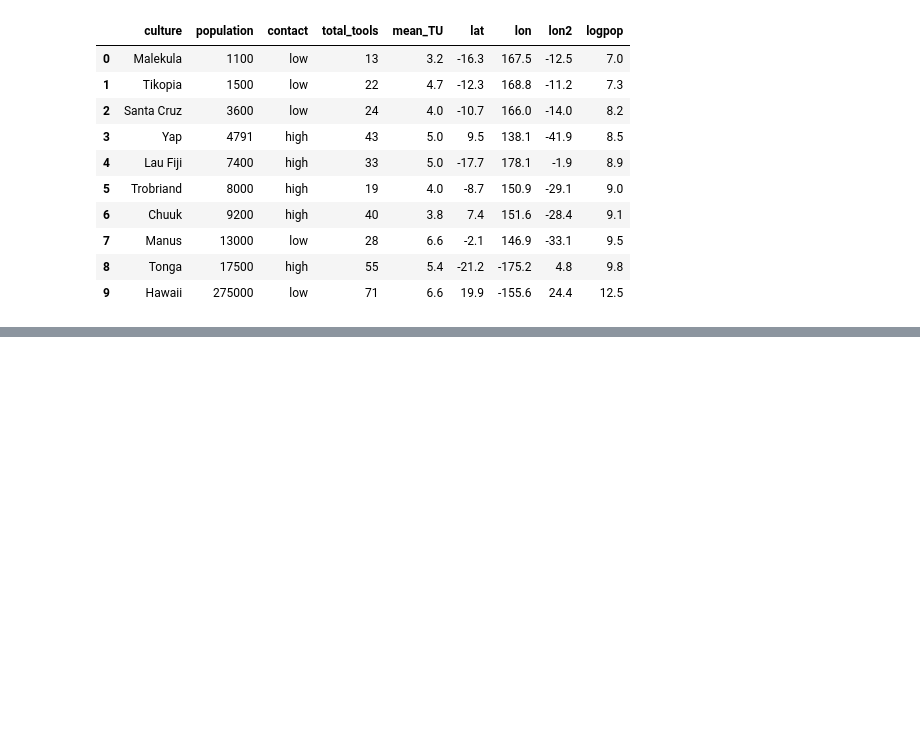
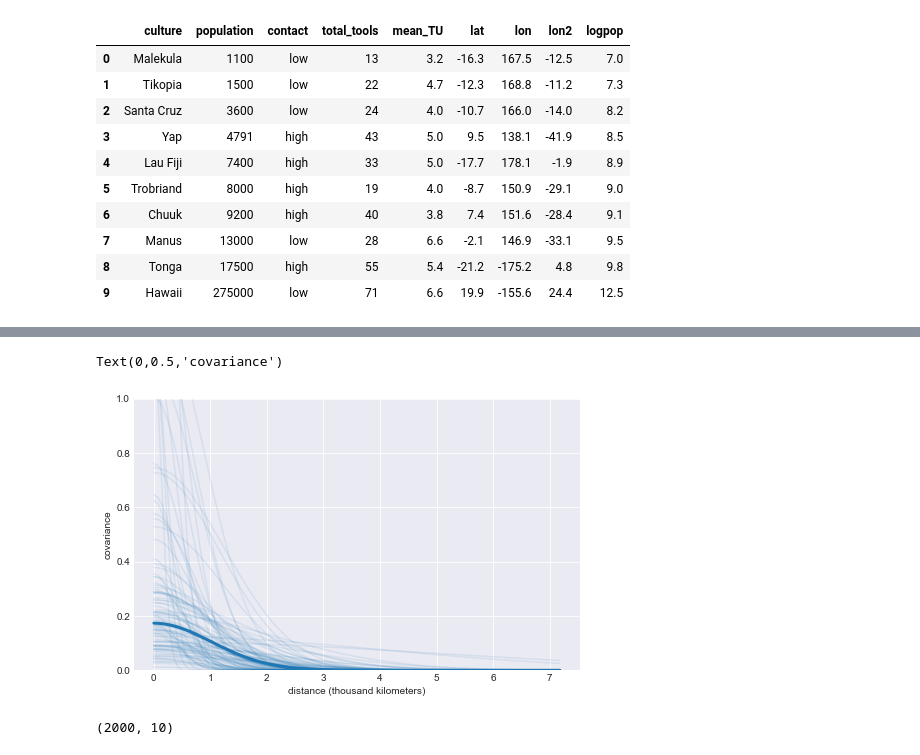
Before and after one commit to bartfrenk/courses, a Jupyter notebook: bayesian-analysis-with-python/notebooks/chapter-7.ipynb, the cells around one changed output, grey strips where cells are left out. Drawn from its saved outputs; the diff is of its cells as text; code cells hidden in the pictures; blank space fills up the shorter version.

```diff
--- a/bayesian-analysis-with-python/notebooks/chapter-7.ipynb
+++ b/bayesian-analysis-with-python/notebooks/chapter-7.ipynb
@@ -148,0 +149,7 @@ sns.scatterplot(x='population', y='total_tools', data=islands)
+# %%
+islands_dist_sqr = islands_dist.values**2
+culture_labels = islands.culture.values
+index = islands.index.values
+log_pop = islands.logpop
+total_tools = islands.total_tools
+x_data = [islands.lat.values[:, None], islands.lon.values[:, None]]
@@ -148,0 +170,13 @@ sns.scatterplot(x='population', y='total_tools', data=islands)
+# %%
+with pm.Model() as model_islands:
+    η = pm.HalfCauchy('η', 1)
+    ℓ = pm.HalfCauchy('ℓ', 1)
+    cov = η * pm.gp.cov.ExpQuad(1, ls=ℓ)
+    gp = pm.gp.Latent(cov_func=cov)
+    f = gp.prior('f', X=islands_dist_sqr) # This is probably related to (6.66) and (6.67) in Bisshop
+
+    α = pm.Normal('α', 0, 10)
+    β = pm.Normal('β', 0, 1)
+    μ = pm.math.exp(α + f[index] + β * log_pop)
+    tt_pred = pm.Poisson('tt_pred', μ, observed=total_tools)
+    trace_islands = pm.sample(1000, tune=1000)
@@ -148,0 +193,17 @@ sns.scatterplot(x='population', y='total_tools', data=islands)
+# %%
+trace_η = trace_islands['η']
+trace_ℓ = trace_islands['ℓ']
+_, ax = plt.subplots(1, 1, figsize=(8, 5))
+xrange = np.linspace(0, islands_dist.values.max(), 100)
+ax.plot(xrange, np.median(trace_η) * np.exp(-np.median(trace_l) * xrange**2), lw=3)
+ax.plot(xrange, (trace_η[::20][:, None] * np.exp(- trace_l[::20][:, None] * xrange**2)).T, 'C0', alpha=.1)
+ax.set_ylim(0, 1)
+ax.set_xlabel('distance (thousand kilometers)')
+ax.set_ylabel('covariance')
+# %% [output]
+Text(0,0.5,'covariance')
+[figure, added]
+# %%
+trace_islands['f'].shape
+# %% [output]
+(2000, 10)
```
Also changed, not shown: parts of 4 cells of this notebook.
